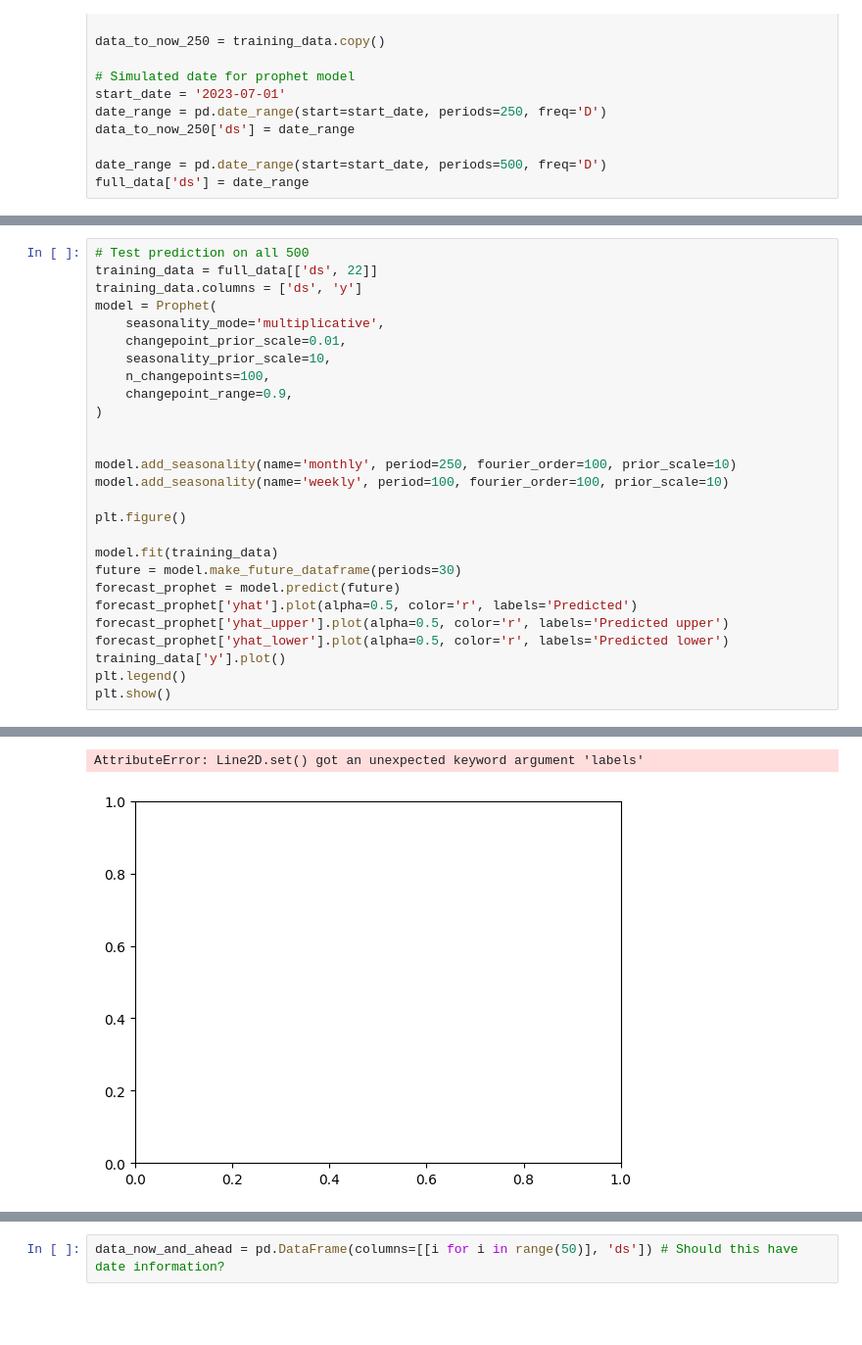
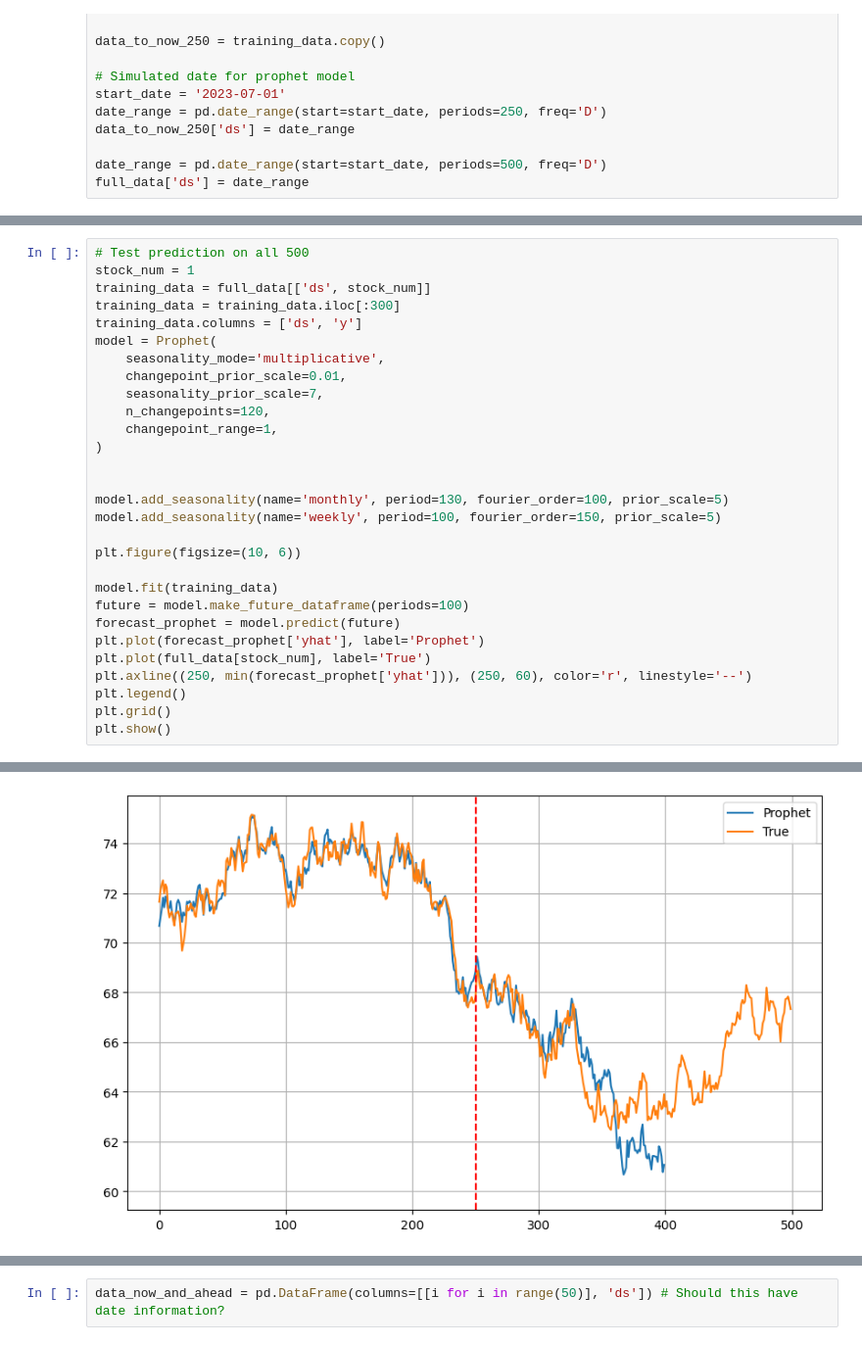
Before and after one commit to sydneycally-inclane-2812/algothon-fintech-unsw-2024, a Jupyter notebook: prophet_strat.ipynb, the cells around one changed output, grey strips where cells are left out. Shown: that part at 98% size. Cells and saved outputs as stored; diff of their text form; blank space fills up the shorter version.

Commit message:
test on 750 days of data - test algo tmr

```diff
--- a/prophet_strat.ipynb
+++ b/prophet_strat.ipynb
@@ -41,28 +197,30 @@ full_data['ds'] = date_range
 # %%
 # Test prediction on all 500
-training_data = full_data[['ds', 22]]
+stock_num = 1
+training_data = full_data[['ds', stock_num]]
+training_data = training_data.iloc[:300]
 training_data.columns = ['ds', 'y']
 model = Prophet(
     seasonality_mode='multiplicative',
     changepoint_prior_scale=0.01,
-    seasonality_prior_scale=10,
-    n_changepoints=100,
-    changepoint_range=0.9,
+    seasonality_prior_scale=7,
+    n_changepoints=120,
+    changepoint_range=1,
 )
 
 
-model.add_seasonality(name='monthly', period=250, fourier_order=100, prior_scale=10)
-model.add_seasonality(name='weekly', period=100, fourier_order=100, prior_scale=10)
+model.add_seasonality(name='monthly', period=130, fourier_order=100, prior_scale=5)
+model.add_seasonality(name='weekly', period=100, fourier_order=150, prior_scale=5)
 
-plt.figure()
+plt.figure(figsize=(10, 6))
 
 model.fit(training_data)
-future = model.make_future_dataframe(periods=30)
+future = model.make_future_dataframe(periods=100)
 forecast_prophet = model.predict(future)
-forecast_prophet['yhat'].plot(alpha=0.5, color='r', labels='Predicted')
-forecast_prophet['yhat_upper'].plot(alpha=0.5, color='r', labels='Predicted upper')
-forecast_prophet['yhat_lower'].plot(alpha=0.5, color='r', labels='Predicted lower')
-training_data['y'].plot()
+plt.plot(forecast_prophet['yhat'], label='Prophet')
+plt.plot(full_data[stock_num], label='True')
+plt.axline((250, min(forecast_prophet['yhat'])), (250, 60), color='r', linestyle='--')
 plt.legend()
+plt.grid()
 plt.show()
 # %% [output]
@@ -71,2 +229 @@ plt.show()
-AttributeError: Line2D.set() got an unexpected keyword argument 'labels'
-[figure, old version]
+[figure, new version]
```
Also changed, not shown: parts of 16 cells of this notebook, 2 other files.
